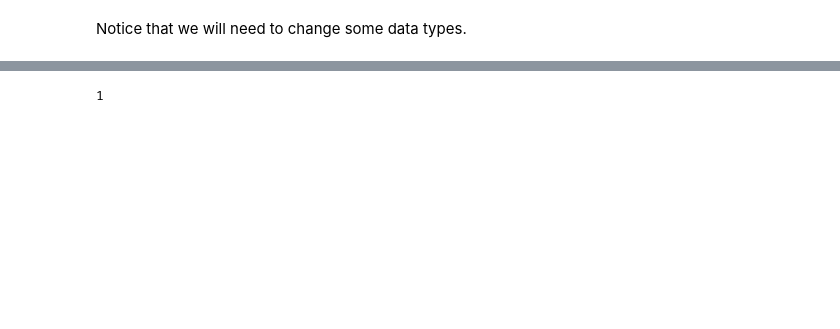
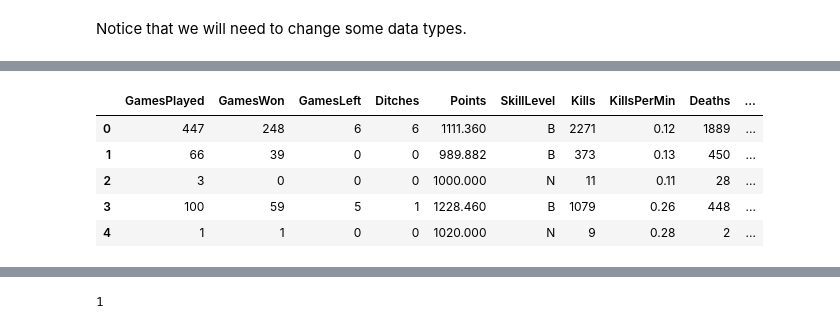
Before and after one commit to ttellner/GameDataScienceInPython, a Jupyter notebook: Labs_Chapter6_Python/Chapter6_Lab1.ipynb, the cells around one changed output, grey strips where cells are left out. Saved outputs shown, nothing was run; the diff lists cells and outputs as text; code cells hidden in the pictures; blank space fills up the shorter version.

```diff
--- a/Labs_Chapter6_Python/Chapter6_Lab1.ipynb
+++ b/Labs_Chapter6_Python/Chapter6_Lab1.ipynb
@@ -86,0 +94,10 @@ memory usage: 109.6 KB
+# %%
+dota_df1['SkillLevel'] = dota_df1['SkillLevel'].cat.rename_categories({'0':'N', '1':'B', '2':'I', '3':'A'})
+dota_df1.head()
+# %% [output]
+|  | GamesPlayed | GamesWon | GamesLeft | Ditches | Points | SkillLevel | Kills | KillsPerMin | Deaths | ... |
+| 0 | 447 | 248 | 6 | 6 | 1111.360 | B | 2271 | 0.12 | 1889 | ... |
+| 1 | 66 | 39 | 0 | 0 | 989.882 | B | 373 | 0.13 | 450 | ... |
+| 2 | 3 | 0 | 0 | 0 | 1000.000 | N | 11 | 0.11 | 28 | ... |
+| 3 | 100 | 59 | 5 | 1 | 1228.460 | B | 1079 | 0.26 | 448 | ... |
+| 4 | 1 | 1 | 0 | 0 | 1020.000 | N | 9 | 0.28 | 2 | ... |
```
Also changed, not shown: parts of 19 cells of this notebook, 1 other file.
